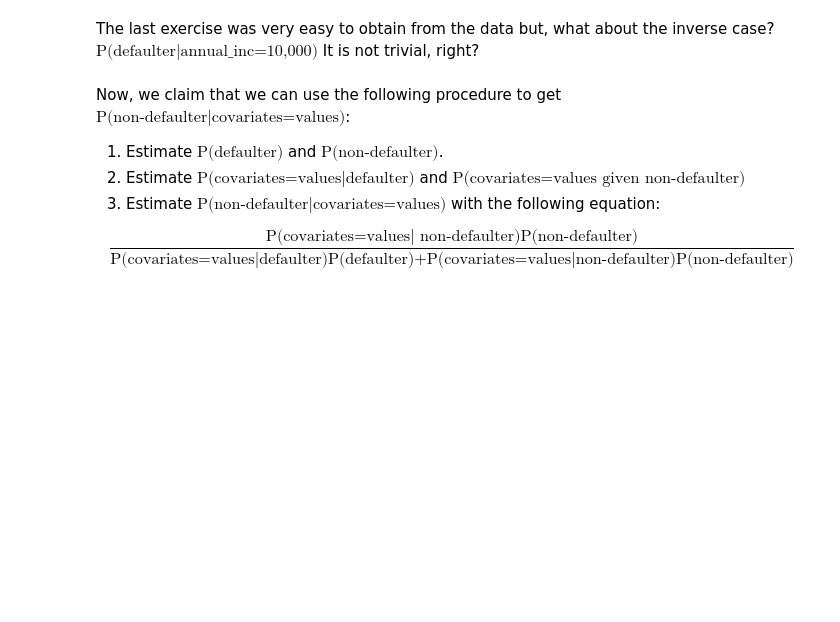
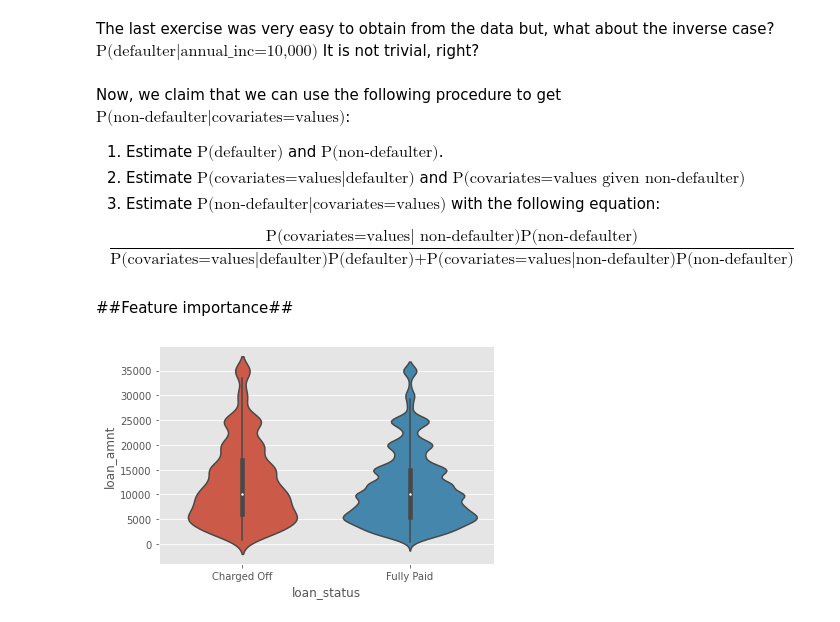
Before and after one commit to ancastillar/How-important-is-the-income-source-of-a-loan-applicant-, a Jupyter notebook: Model_LOAN_NOLINEAR.ipynb, the cells around one changed output. Drawn from its saved outputs; the diff is of its cells as text; code cells hidden in the pictures; blank space fills up the shorter version.

```diff
--- a/Model_LOAN_NOLINEAR.ipynb
+++ b/Model_LOAN_NOLINEAR.ipynb
@@ -7,6 +7,8 @@ import numpy  as np
 import matplotlib.pyplot as plt
 import seaborn as sns
 import statsmodels.api as sm
+
+plt.style.use('ggplot')
 
 from io import StringIO
 from IPython.display import Image, SVG
@@ -255,3 +257,10 @@ Now, we claim that we can use the following procedure to get $\text{P(non-defaul
 $$
     \frac{\text{P(covariates=values| non-defaulter)}\text{P(non-defaulter)}}{\text{P(covariates=values|defaulter)}\text{P(defaulter)}+\text{P(covariates=values|non-defaulter)}\text{P(non-defaulter)}}
 $$
+# %% [markdown]
+##Feature importance##
+# %%
+# plot the distribution of the continuous variable
+sns.violinplot(x='loan_status', y='loan_amnt', data=df);
+# %% [output]
+[figure, added]
```
Also changed, not shown: parts of 2 cells of this notebook.
